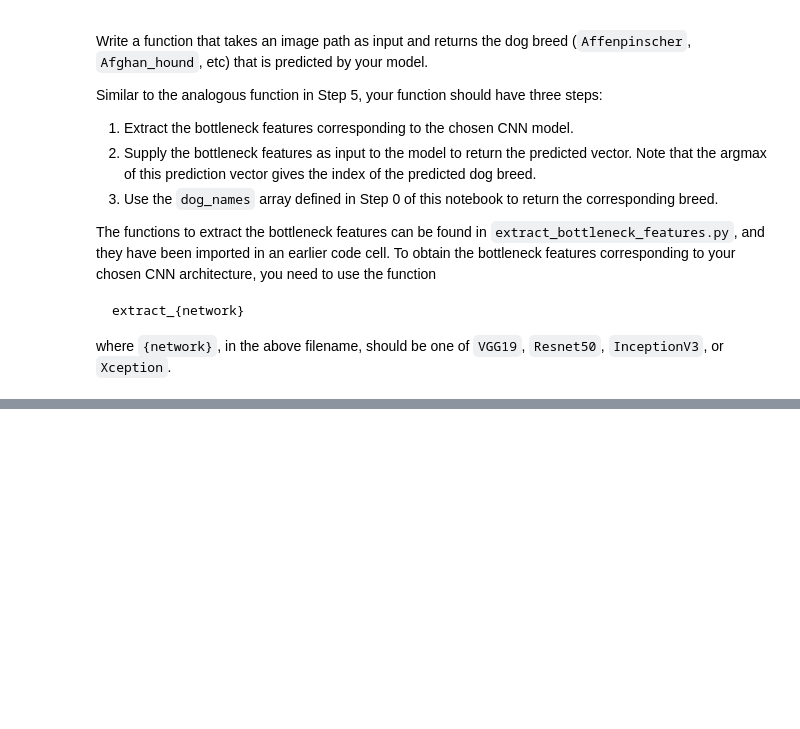
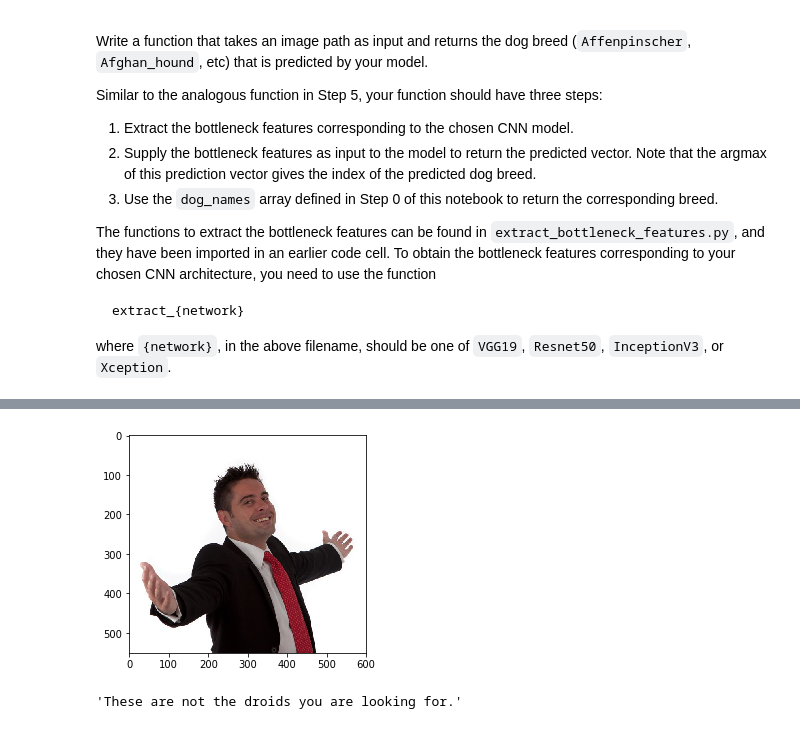
Before and after one commit to baumanab/AIND2-dog-project, a Jupyter notebook: dog_app.ipynb, the cells around one changed output, grey strips where cells are left out. Cells and saved outputs as stored; diff of their text form; code cells hidden in the pictures; blank space fills up the shorter version.

```diff
--- a/dog_app.ipynb
+++ b/dog_app.ipynb
@@ -940,0 +949,5 @@ ValueError: Error when checking : expected global_average_pooling2d_1_input to h
+# %%
+image_predictor(image_list[3])
+# %% [output]
+[figure, added]
+'These are not the droids you are looking for.'
```
Also changed, not shown: parts of 21 cells of this notebook, 18 other files.
